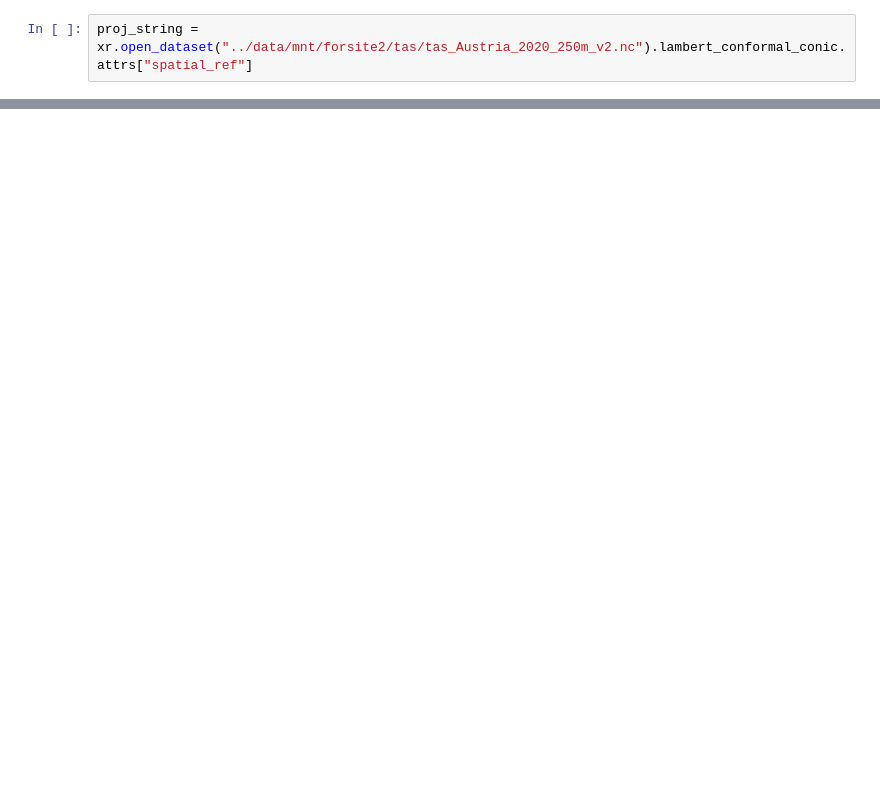
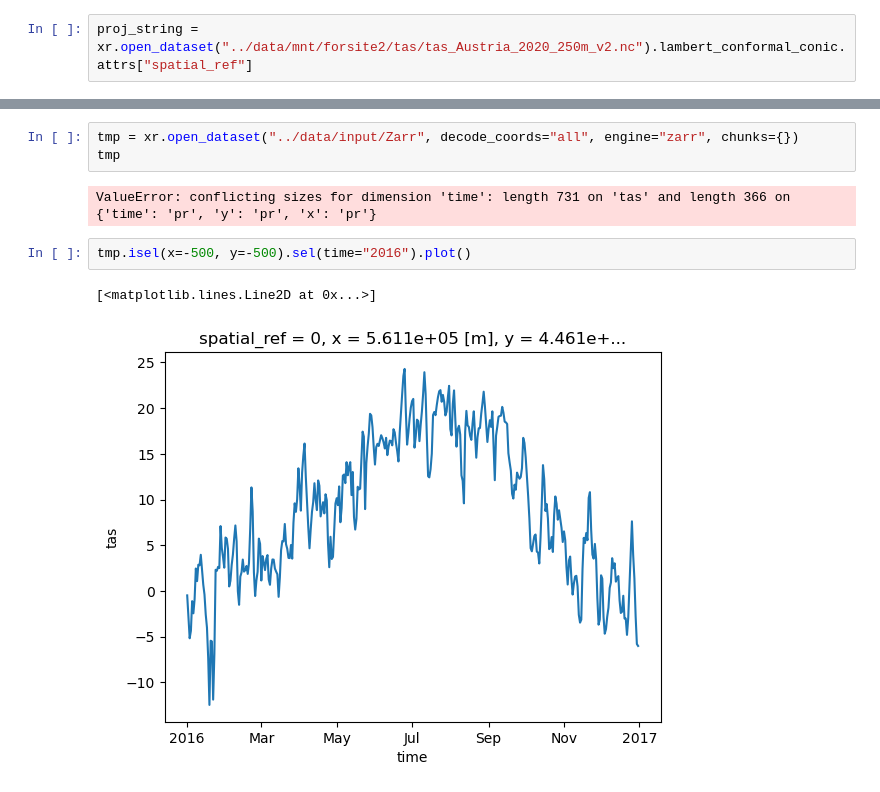
Before and after one commit to j-haacker/ARIS_lite, a Jupyter notebook: convert_netcdf_to_zarr.ipynb, the cells around one changed output, grey strips where cells are left out. Drawn from its saved outputs; the diff is of its cells as text; blank space fills up the shorter version.

```diff
--- a/convert_netcdf_to_zarr.ipynb
+++ b/convert_netcdf_to_zarr.ipynb
@@ -78,0 +102,10 @@ for year in range(2019, 2024):
+# %%
+tmp = xr.open_dataset("../data/input/Zarr", decode_coords="all", engine="zarr", chunks={})
+tmp
+# %% [output]
+ValueError: conflicting sizes for dimension 'time': length 731 on 'tas' and length 366 on {'time': 'pr', 'y': 'pr', 'x': 'pr'}
+# %%
+tmp.isel(x=-500, y=-500).sel(time="2016").plot()
+# %% [output]
+[<matplotlib.lines.Line2D at 0x...>]
+[figure, added]
```
Also changed, not shown: parts of 54 cells of this notebook, 1 other file.
